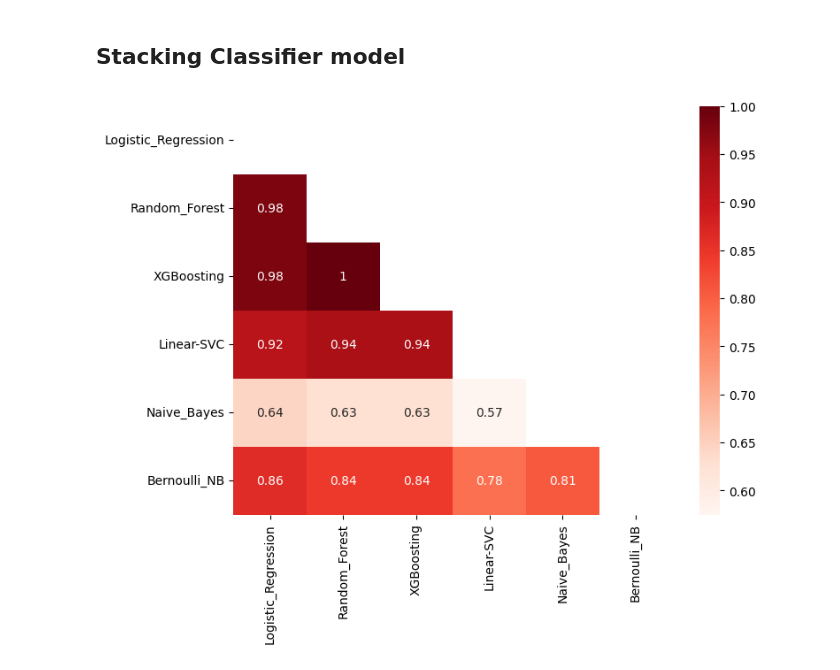
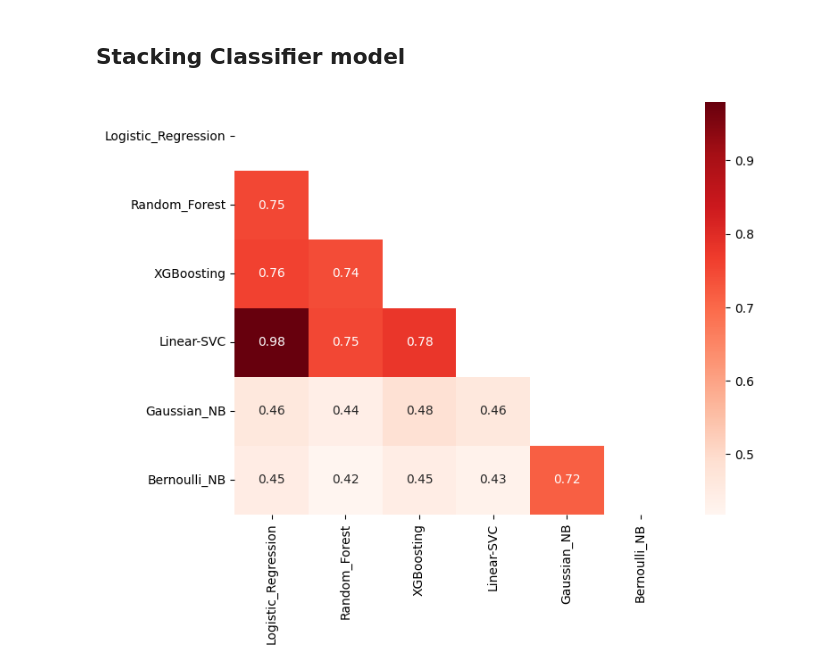
Before and after one commit to JRRobalo/The_Gigantic, a Jupyter notebook: titanic-reloaded.ipynb, the cells around one changed output. Saved outputs shown, nothing was run; the diff lists cells and outputs as text; code cells hidden in the pictures.

```diff
--- a/titanic-reloaded.ipynb
+++ b/titanic-reloaded.ipynb
@@ -846,11 +844,0 @@ Predicted not to survive       0.83      0.78      0.80       137
-# %%
-%%time
-cv_params = {'alpha' : [0.5, 1.0, 1.5, 2.0, 2.5, 3.0, 3.5, 4.0, 4.5, 5.0]}
-# INSTANTIATE MODEL
-model_nb = MultinomialNB()
-# SET CROSS-VALIDATION RUN
-model_nb_val = GridSearchCV(model_nb, cv_params, cv=5, refit='f1', n_jobs = -1, verbose = 1)
-# FIT THE MODEL
-model_nb_val.fit(X_train, y_train)
-# GET BEST PARAMETERS
-print(model_nb_val.best_params_)
@@ -888,0 +845,8 @@ Predicted not to survive       0.74      0.80      0.77       137
+# %%
+# RE-FIT USING BEST PARAMETERS
+model_svc_opt = LinearSVC(C = 0.1, class_weight = None, dual = False, max_iter = 1000,
+                    tol = 0.0001, fit_intercept=True, random_state = 0)
+# RE-FIT MODEL
+model_svc_opt.fit(X_train, y_train)
+# GET PREDICTIONS
+preds_svc, preds_test_svc = model_preds(model_svc_opt, 'vector')
@@ -940,0 +883,7 @@ Predicted not to survive       0.80      0.75      0.77       137
+# %%
+# RE-FIT USING BEST PARAMETERS
+model_ber_opt = BernoulliNB(alpha=2.0)
+# RE-FIT MODEL
+model_ber_opt.fit(X_train, y_train)
+# GET PREDICTIONS
+preds_ber, preds_test_ber = model_preds(model_ber_opt, 'nb')
@@ -940,0 +903,7 @@ Predicted not to survive       0.80      0.75      0.77       137
+# %%
+%%time
+# FIT MODEL
+model_gau_opt = GaussianNB().fit(X_train, y_train)
+
+# GET PREDICTIONS
+preds_gau, preds_test_gau = model_preds(model_gau_opt, 'nb')
@@ -942,16 +925,17 @@ Predicted not to survive       0.80      0.75      0.77       137
 ## Stacking Classifier model ##
 # %%
 # BUILD INPUT FOR STACKING CLASSIFIER
-x_stack=pd.DataFrame({'Logistic_Regression':preds_lg, 'Random_Forest':preds_rf, 'XGBoosting':preds_xgb, 'Linear-SVC':preds_svc, 'Naive_Bayes':preds_nb, 'Bernoulli_NB':preds_ber})
-y_stack=pd.DataFrame({'Target':y_trial})
-x_stack_test=pd.DataFrame({'Logistic_Regression':preds_lg_test, 'Random_Forest':preds_rf_test, 'XGBoosting':preds_xgb_test, 'Linear-SVC':preds_svc_test, 'Naive_Bayes':preds_nb_test, 'Bernoulli_NB':preds_ber_test})
+x_stack=pd.DataFrame({'Logistic_Regression':preds_lg, 'Random_Forest':preds_rf, 'XGBoosting':preds_xgb, 'Linear-SVC':preds_svc, 'Gaussian_NB':preds_gau, 'Bernoulli_NB':preds_ber})
+#y_stack=pd.DataFrame({'Target':y_trial})
+y_stack = y_trial
+x_stack_test=pd.DataFrame({'Logistic_Regression':preds_test_lg, 'Random_Forest':preds_test_rf, 'XGBoosting':preds_test_xgb, 'Linear-SVC':preds_test_svc, 'Gaussian_NB':preds_test_gau, 'Bernoulli_NB':preds_test_ber})
 # PLOT PEARSON CORRELATION FOR INPUT
 corr = x_stack.corr()
 uppertri = np.triu(corr)
 fig = plt.figure(figsize=(8,6))
 ax1=sns.heatmap(corr, annot=True, cmap='Reds', mask=uppertri)
 fig.show()
 # %% [output]
-[figure, old version]
+[figure, new version]
 # %%
 # GET RID OF HIGHLY CORRELATED MODELS
```
Also changed, not shown: parts of 48 cells of this notebook.
